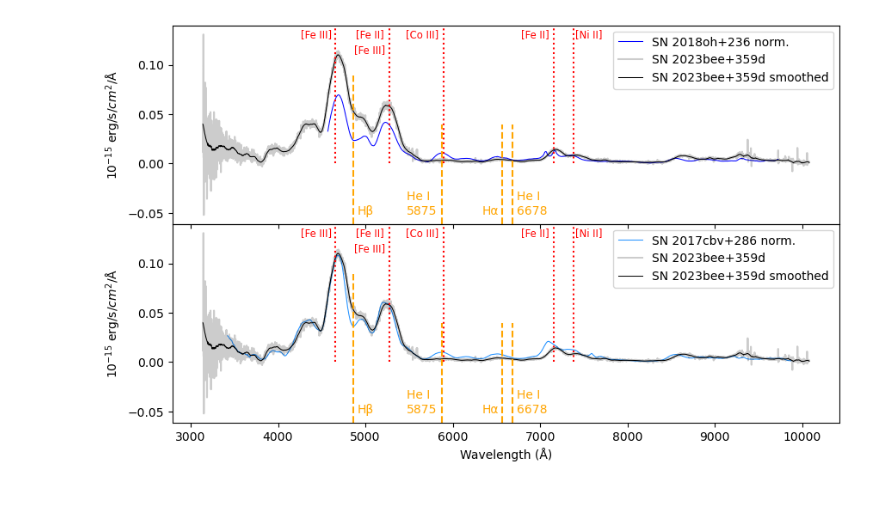
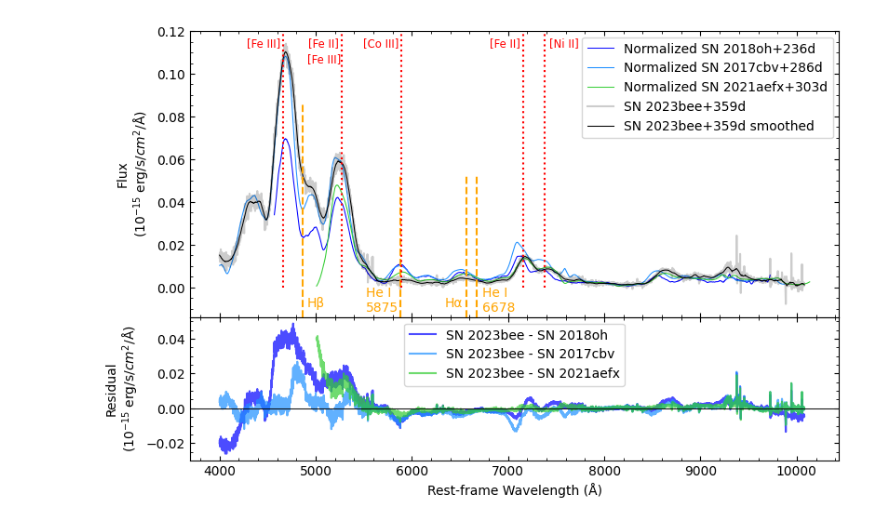
Before and after one commit to skvc22/sn2023bee, a Jupyter notebook: calibrate.ipynb, the cells around one changed output. Saved outputs shown, nothing was run; the diff lists cells and outputs as text; code cells hidden in the pictures; blank space fills up the shorter version.

```diff
--- a/calibrate.ipynb
+++ b/calibrate.ipynb
@@ -63,13 +83,13 @@ usefilts = [filters[i] for i in wanted_filts]
 
 plt.figure(figsize=(8,6))
 
-colors=['black','b','r']
+colors=['g','r','m']
 maglist = []
 
 for i, filt in enumerate(usefilts): #plot ATLAS and ZTF bands
     # Filter out the data in certain filet and has reasonable uncertainty
     ind = (lc.t.FLT==filt)&(lc.t.MAGERR>0.)&(lc.t.MAGERR<1.)
-    plt.errorbar(lc.t.MJD[ind], lc.t.MAG[ind]+3*i, lc.t.MAGERR[ind], linestyle = 'None', marker = 'o',
+    plt.errorbar(lc.t.MJD[ind], lc.t.MAG[ind], lc.t.MAGERR[ind], linestyle = 'None', marker = 'o',
                  label = filt + ' + ' + str(3*i), color = colors[i])
 
     # copy the quality cut indices for the current filter into a reindexed dataframe; separate out all indeces after
@@ -78,7 +98,7 @@ for i, filt in enumerate(usefilts): #plot ATLAS and ZTF bands
     temp = lc.t[ind].copy().reset_index()
     ixs=(temp.MJD > 60120)
     a,b = np.polyfit(temp.MJD[ixs],temp.MAG[ixs],1)
-    plt.plot(temp.MJD[ixs], a*temp.MJD[ixs]+(b+3*i), color=colors[i], label='interpolation')
+    plt.plot(temp.MJD[ixs], a*temp.MJD[ixs]+(b), color=colors[i], label='interpolation')
     est_val = a*60354+b
     maglist.append(est_val)
 
@@ -354,18 +440,20 @@ spec_oh = pd.DataFrame()
 deimosspec = pdastroclass()
 lrisspec = pdastroclass()
 
-spec_oh = pd.read_csv('./other_sne/2018oh_2spec.txt', skiprows=np.arange(0,25), names = ['instrument','wavelength', 'flux', 'dflux'], delim_whitespace=True)
+spec_oh = pd.read_csv('./other_sne/2018oh_2spec.txt', skiprows=np.arange(0,25), names = ['instrument','wavelength', 'flux', 'dflux'], sep=r'\s+')
 deimosspec.t = spec_oh.loc[spec_oh['instrument'].eq("DEIMOS")].copy()
 lrisspec.t = spec_oh.loc[spec_oh['instrument'].eq("LRIS")].copy().reset_index()
 
 deimosspec.t.flux = deimosspec.t.flux*(10**15)
 deimosspec.t.wavelength = deimosspec.t.wavelength/1.010981
+ohmask=(deimosspec.t.wavelength<=7098) | (deimosspec.t.wavelength>=7131)
+deimosspec.t=deimosspec.t[ohmask]
 
 lrisspec.t.flux = lrisspec.t.flux*(10**15)
 lrisspec.t.wavelength = lrisspec.t.wavelength/1.010981
 
-smoothed_oh_deimos = savgol_filter(deimosspec.t.flux, 181, 2)
-smoothed_oh_lris = savgol_filter(lrisspec.t.flux, 181, 2)
+smoothed_oh_deimos = savgol_filter(deimosspec.t.flux, 85, 2)
+smoothed_oh_lris = savgol_filter(lrisspec.t.flux, 85, 2)
 
 p = deimosspec.ix_inrange('wavelength', hei5875+100,halpha-100)
 q = deimosspec.ix_inrange('wavelength', hei6678+100, 7100)
@@ -375,8 +463,8 @@ valid_ixs_oh = list(np.concatenate([p, q]))
 valid_ixs_oh_hb = list(np.concatenate([r, s]))
 
 rms = deimosspec.t.flux-smoothed_oh_deimos
-uncert_oh = tstd(deimosspec.t.flux[valid_ixs_oh]-smoothed_bee[valid_ixs_oh])
-uncert_oh_hb = tstd(deimosspec.t.flux[valid_ixs_oh_hb]-smoothed_bee[valid_ixs_oh_hb])
+uncert_oh = tstd(deimosspec.t.flux[valid_ixs_oh]-smoothed_oh_deimos[valid_ixs_oh])
+uncert_oh_hb = tstd(deimosspec.t.flux[valid_ixs_oh_hb]-smoothed_oh_deimos[valid_ixs_oh_hb])
 
 add_gaussian(deimosspec, 1, uncert_oh, smoothed_oh_deimos, halpha, 11, 50, 'SN 2018oh', 'Hα', [6400,6700], [0.005,.04], [-.003, .025], gcolor='cyan', split_legend=True)
 # %% [output]
@@ -388,7 +479,7 @@ See the caveats in the documentation: https://pandas.pydata.org/pandas-docs/stab
 # %%
 # read in the spectrum for 2017cbv, extract the GMOS optical spectrum from Jan 9, 2018, convert indices with flux = NaN-representing -9.9 into NaNs and drop; smooth
 gmos1spec = pdastroclass()
-spec_cbv = pd.read_csv('./other_sne/2017cbv_3spectra.txt', skiprows=np.arange(0,24), names = ['instrument','unit', 'wavelength', 'flux'], delim_whitespace=True)
+spec_cbv = pd.read_csv('./other_sne/2017cbv_3spectra.txt', skiprows=np.arange(0,24), names = ['instrument','unit', 'wavelength', 'flux'], sep=r'\s+')
 gmos1spec.t = spec_cbv.loc[spec_cbv['instrument'].eq("GMOS_1")].copy().reset_index()
 gmos1spec.t = gmos1spec.t.replace(-9.9, np.nan)
 gmos1spec.t = gmos1spec.t.dropna()
@@ -426,49 +517,59 @@ def add_lines(pltax, axnum, zero):
 # %%
 # normalize and plot the smoothed 18oh and 17cbv spectra overtop the smoothed and unsmoothed 23bee spectrum; indicate wavelengths of examined emission lines
+cutoff=4000
+bee_cutoff=spec.t.wavelength>4000
+cbv_cutoff=gmos1spec.t.wavelength>4000
 
-fig, ax = plt.subplots(2, 1, sharex=True)
+fig, (ax, res) = plt.subplots(2, 1, gridspec_kw={'height_ratios': [2, 1]}, sharex=True)
+fig.set_figwidth(9)
+fig.set_figheight(6)
+# fig.tight_layout()
 plt.subplots_adjust(hspace=0)
-fig.set_figwidth(10)
-fig.set_figheight(6)
 
-# normalize SN 2018oh to SN 2023bee
+
+# normalize SNe 2018oh and 2017cbv to SN 2023bee
 ixs_bee = spec.ix_inrange('wavelength',7500,8500)
 ixs_oh = deimosspec.ix_inrange('wavelength',7500,8500)
+ixs_aefx = aefxr.ix_inrange('wavelength',7500,8500)
 med_bee = np.median(spec.t.flux[ixs_bee])
 med_oh = np.median(deimosspec.t.flux[ixs_oh])
-constant = med_bee/med_oh
-
-# plot the SNe
-ax[0].plot(deimosspec.t.wavelength, smoothed_oh_deimos*constant,color='b',label='SN 2018oh+236 norm.', lw=.75)
-ax[0].plot(spec.t.wavelength, spec.t.flux, color='black',alpha=.2, label='SN 2023bee+359d')
-ax[0].plot(spec.t.wavelength, smoothed_bee, color='black',label='SN 2023bee+359d smoothed', lw=.75)
-
-# find the total y span of the plot, and what percentage of the total plot from the bottom 0 falls
-ysize = ax[0].get_ylim()[1] - ax[0].get_ylim()[0]
-wherezero = -ax[0].get_ylim()[0]/ysize
-
-#plot element lines at wavelengths where we look for emissions; add legend to top plot
-add_lines(ax, 0, wherezero)
-ax[0].legend()
-
-# normalize SN 2017cbv to SN 2023bee
+med_aefx = np.median(aefxr.t.flux[ixs_aefx])
+constant_oh = med_bee/med_oh
+constant_aefx = med_bee/med_aefx
 ixs_bee = spec.ix_inrange('wavelength',7800,8400)
 ixs_cbv = gmos1spec.ix_inrange('wavelength',7800,8400)
 med_bee = np.median(spec.t.flux[ixs_bee])
 med_cbv = np.median(gmos1spec.t.flux[ixs_cbv])
-constant = med_bee/med_cbv
+constant_cbv = med_bee/med_cbv
 
-#plot the SNe
-ax[1].plot(gmos1spec.t.wavelength, smoothed_cbv*constant,color='dodgerblue',label='SN 2017cbv+286 norm.', lw=.75)
-ax[1].plot(spec.t.wavelength, spec.t.flux, color='black',alpha=.2, label='SN 2023bee+359d')
-ax[1].plot(spec.t.wavelength, smoothed_bee, color='black',label='SN 2023bee+359d smoothed', lw=.75)
-ax[1].set(facecolor='none')
+# plot the SNe
+ax.plot(deimosspec.t.wavelength, smoothed_oh_deimos*constant_oh,color='b',label='Normalized SN 2018oh+236d', lw=.75)
+ax.plot(gmos1spec.t.wavelength[cbv_cutoff], smoothed_cbv[cbv_cutoff]*constant_cbv,color='dodgerblue',label='Normalized SN 2017cbv+286d', lw=.75)
+ax.plot(aefxr.t.wavelength, smoothed_aefxr*constant_aefx,color='limegreen',label='Normalized SN 2021aefx+303d', lw=.75)
+ax.plot(spec.t.wavelength[bee_cutoff], spec.t.flux[bee_cutoff], color='black',alpha=.2, label='SN 2023bee+359d')
+ax.plot(spec.t.wavelength[bee_cutoff], smoothed_bee[bee_cutoff], color='black',label='SN 2023bee+359d smoothed', lw=.75)
 
-#plot element lines at wavelengths where we look for emissions; add legend to top plot
-add_lines(ax, 1, wherezero)
-ax[1].legend()
+# find the total y span of the plot, and what percentage of the total plot from the bottom x=0 falls
+ysize = ax.get_ylim()[1] - ax.get_ylim()[0]
+wherezero = -ax.get_ylim()[0]/ysize
 
-ax[1].set_xlabel('Wavelength (Å)')
-ax[0].set_ylabel('$10^{-15}$ erg/s/$cm^2$/Å')
-ax[1].set_ylabel('$10^{-15}$ erg/s/$cm^2$/Å')
+#plot element lines at wavelengths where we look for emissions; add legend
+add_lines(ax, 0, wherezero)
+ax.legend()
+
+ax.set_ylabel('Flux\n($10^{-15}$ erg/s/$cm^2$/Å)')
+
+
+# residuals: interpolate comparison spectra onto bee wavelength grid, then subtract smoothed_bee
+aefxr_mask=spec.t.wavelength>aefxr.t.wavelength[0]
+oh_interp = np.interp(spec.t.wavelength, deimosspec.t.wavelength, smoothed_oh_deimos * constant_oh)
+cbv_interp = np.interp(spec.t.wavelength, gmos1spec.t.wavelength, smoothed_cbv * constant_cbv)
+aefx_interp = np.interp(spec.t.wavelength[aefxr_mask], aefxr.t.wavelength, smoothed_aefxr * constant_aefx)
+res.plot(spec.t.wavelength[bee_cutoff], spec.t.flux[bee_cutoff] - oh_interp[bee_cutoff], color='b', alpha=.7, label='SN 2023bee - SN 2018oh')
+res.plot(spec.t.wavelength[bee_cutoff], spec.t.flux[bee_cutoff] - cbv_interp[bee_cutoff], color='dodgerblue', alpha=.7, label='SN 2023bee - SN 2017cbv')
+res.plot(spec.t.wavelength[aefxr_mask], spec.t.flux[aefxr_mask] - aefx_interp, color='limegreen', alpha=.7, label='SN 2023bee - SN 2021aefx')
+res.axhline(0, color='black', lw=.75)
+res.legend()
+res.set_xlabel('Rest-frame Wavelength (Å)')
+res.set_ylabel('Residual\n($10^{-15}$ erg/s/$cm^2$/Å)')
 # %% [output]
@@ -476 +577 @@ Text(0, 0.5, '$10^{-15}$ erg/s/$cm^2$/Å')
-[figure, old version]
+[figure, new version]
```
Also changed, not shown: parts of 18 cells of this notebook.
